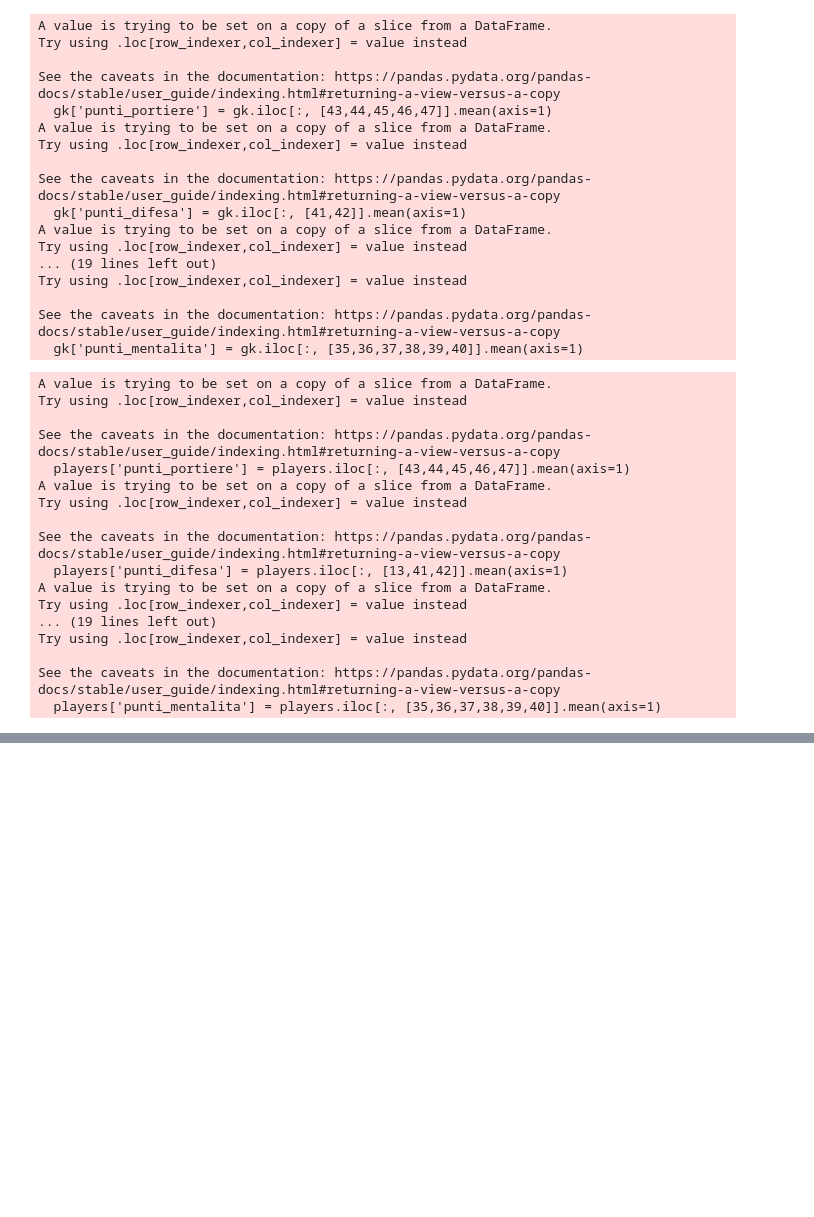
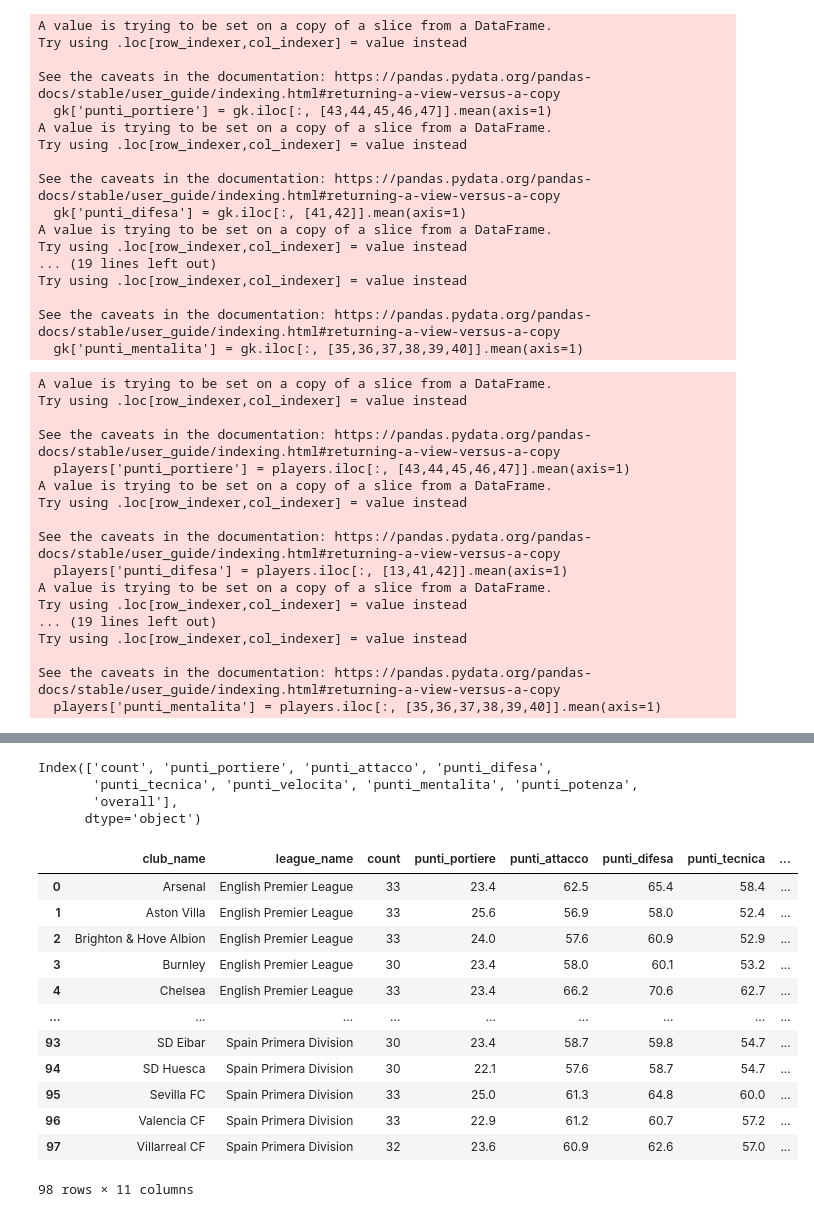
Before and after one commit to mdelia17/infovis-fifa, a Jupyter notebook: data/processing.ipynb, the cells around one changed output, grey strips where cells are left out. Drawn from its saved outputs; the diff is of its cells as text; code cells hidden in the pictures; blank space fills up the shorter version.

```diff
--- a/data/processing.ipynb
+++ b/data/processing.ipynb
@@ -361,0 +391,41 @@ df.to_json(orient="records",path_or_buf="players.json", indent=4)
+# %%
+a = teams.groupby(['club_name','league_name']).agg({'club_name':'count','punti_portiere' : 'mean','punti_attacco' : 'mean'
+                                  ,'punti_difesa' : 'mean','punti_tecnica' : 'mean'
+                                  ,'punti_velocita' : 'mean','punti_mentalita' : 'mean'
+                                  ,'punti_potenza' : 'mean','overall' : 'mean'})
+a = a.rename(columns={'club_name':'count'})
+# %%
+a.columns
+# %% [output]
+Index(['count', 'punti_portiere', 'punti_attacco', 'punti_difesa',
+       'punti_tecnica', 'punti_velocita', 'punti_mentalita', 'punti_potenza',
+       'overall'],
+      dtype='object')
+# %%
+a = a.reset_index()
+a = a.sort_values(by=['league_name', 'club_name'])
+a_cols_float = ['punti_portiere','punti_attacco','punti_difesa','punti_tecnica','punti_velocita','punti_mentalita',
+               'punti_potenza','overall']
+a[cols_float] = a[cols_float].round(decimals=1)
+a = a.reset_index()
+a = a.drop(['index'],axis=1)
+# %%
+a_cols = ['club_name','league_name','count','punti_portiere','punti_attacco','punti_difesa','punti_tecnica','punti_velocita','punti_mentalita',
+               'punti_potenza','overall']
+a = a[a_cols]
+# %%
+a
+# %% [output]
+|  | club_name | league_name | count | punti_portiere | punti_attacco | punti_difesa | punti_tecnica | ... |
+| 0 | Arsenal | English Premier League | 33 | 23.4 | 62.5 | 65.4 | 58.4 | ... |
+| 1 | Aston Villa | English Premier League | 33 | 25.6 | 56.9 | 58.0 | 52.4 | ... |
+| 2 | Brighton & Hove Albion | English Premier League | 33 | 24.0 | 57.6 | 60.9 | 52.9 | ... |
+| 3 | Burnley | English Premier League | 30 | 23.4 | 58.0 | 60.1 | 53.2 | ... |
+| 4 | Chelsea | English Premier League | 33 | 23.4 | 66.2 | 70.6 | 62.7 | ... |
+| ... | ... | ... | ... | ... | ... | ... | ... | ... |
+| 93 | SD Eibar | Spain Primera Division | 30 | 23.4 | 58.7 | 59.8 | 54.7 | ... |
+| 94 | SD Huesca | Spain Primera Division | 30 | 22.1 | 57.6 | 58.7 | 54.7 | ... |
+| 95 | Sevilla FC | Spain Primera Division | 33 | 25.0 | 61.3 | 64.8 | 60.0 | ... |
+| 96 | Valencia CF | Spain Primera Division | 33 | 22.9 | 61.2 | 60.7 | 57.2 | ... |
+| 97 | Villarreal CF | Spain Primera Division | 32 | 23.6 | 60.9 | 62.6 | 57.0 | ... |
+98 rows × 11 columns
```
Also changed, not shown: parts of 19 cells of this notebook, 2 other files.
